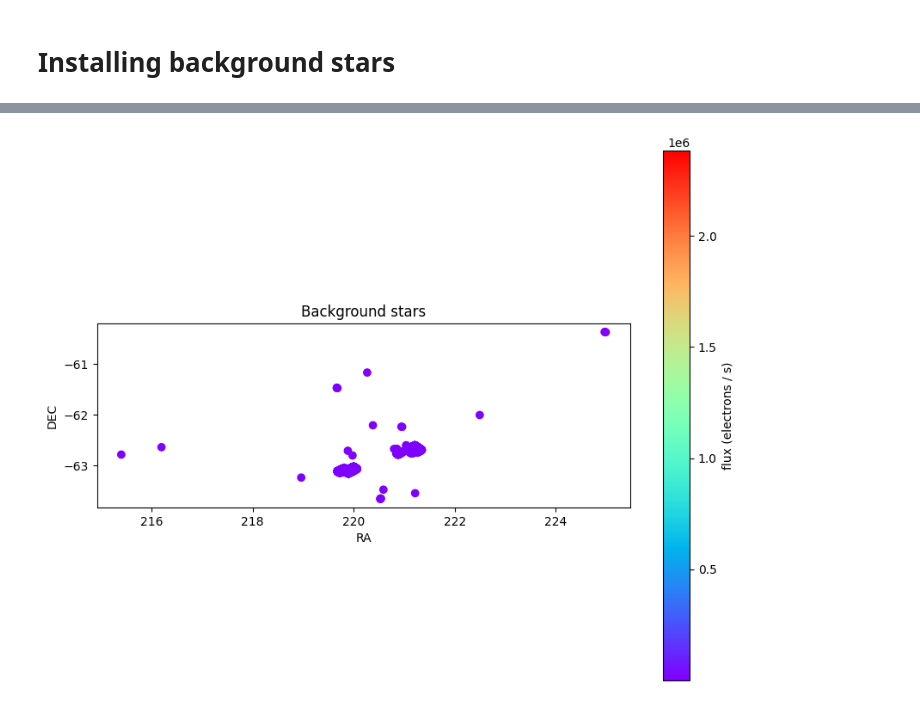
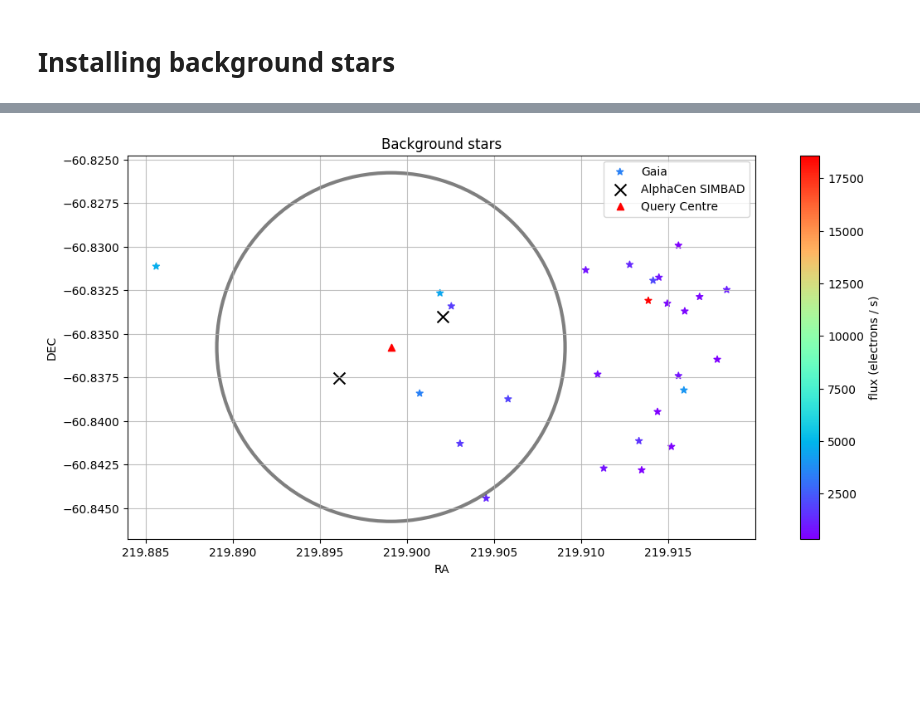
Before and after one commit to maxecharles/toliman-phd, a Jupyter notebook: background_stars.ipynb, the cells around one changed output, grey strips where cells are left out. Saved outputs shown, nothing was run; the diff lists cells and outputs as text; code cells hidden in the pictures; blank space fills up the shorter version.

```diff
--- a/background_stars.ipynb
+++ b/background_stars.ipynb
@@ -26,0 +89,5 @@ bg_stars = Gaia.launch_job(CONICAL_QUERY.format(ra, dec, 3.0)).get_results()
+# %%
+coord_A = np.array(HMS2deg('14 39 36.49400', '-60 50 02.3737')).astype(float)
+coord_B = np.array(HMS2deg('14 39 35.06311', '-60 50 15.0992')).astype(float)
+
+print(coord_A, coord_B)
@@ -26,0 +96,11 @@ bg_stars = Gaia.launch_job(CONICAL_QUERY.format(ra, dec, 3.0)).get_results()
+# %%
+Gaia.MAIN_GAIA_TABLE = "gaiadr2.gaia_source"
+Gaia.ROW_LIMIT = 1000
+
+ra = 0.5*(coord_A[0] + coord_B[0])
+dec = 0.5*(coord_A[1] + coord_B[1])
+
+query_rad = 0.01  # degrees
+coord = SkyCoord(ra=ra, dec=dec, unit=(u.degree, u.degree), frame='icrs')
+
+r = Gaia.query_object_async(coordinate=coord, radius=Angle(query_rad, u.deg), columns=['DESIGNATION', 'ra', 'dec', 'phot_g_mean_flux'])
@@ -26,0 +113,6 @@ bg_stars = Gaia.launch_job(CONICAL_QUERY.format(ra, dec, 3.0)).get_results()
+# %%
+bg_ras = r['ra']
+bg_decs = r['dec']
+bg_flux = r['phot_g_mean_flux']
+bg_names = r['DESIGNATION']
+r
@@ -27,23 +140,32 @@ bg_stars = Gaia.launch_job(CONICAL_QUERY.format(ra, dec, 3.0)).get_results()
 # %%
-fig, ax = plt.subplots(figsize=(10, 8))
-c=ax.scatter(bg_stars['ra'], bg_stars['dec'],
+query_region = Circle((ra, dec), radius=query_rad, facecolor='none', edgecolor='k', linewidth=3, alpha=0.5)
+
+fig, ax = plt.subplots(figsize=(14, 6))
+c=ax.scatter(bg_ras, bg_decs,
              # s= 10 * (1 + bg_stars['flux']/bg_stars['flux'].max())**10,
-             c=bg_stars['flux'],
+             c=bg_flux,
+             #alpha=bg_stars['flux']/bg_stars['flux'].max(),
              cmap='rainbow',
+             label='Gaia',
+             marker='*'
              )
 
+ax.scatter([coord_A[0], coord_B[0]], [coord_A[1], coord_B[1]], c='k', marker='x', s=100, label='AlphaCen SIMBAD')
+ax.grid(alpha=.8, zorder=100)
+ax.add_patch(query_region)
 ax.set(xlabel='RA',
        ylabel='DEC',
-       # xlim = (ra-3, ra+3),
-       # ylim = (dec-3, dec+3),
+       # xlim = (ra - ra_wid/2, ra + ra_wid/2),
+       # ylim = (dec - dec_wid/2, dec + dec_wid/2),
        title='Background stars',
        aspect = 'equal',
        )
-
+ax.scatter(ra, dec, label='Query Centre', marker='^', c='r')
+ax.legend(loc='upper right')
 fig.colorbar(c, label='flux (electrons / s)')
 plt.show()
 # %% [output]
-[figure, old version]
+[figure, new version]
 # %%
 import toliman
 toliman._simulate_background_stars()
```
Also changed, not shown: parts of 14 cells of this notebook.
